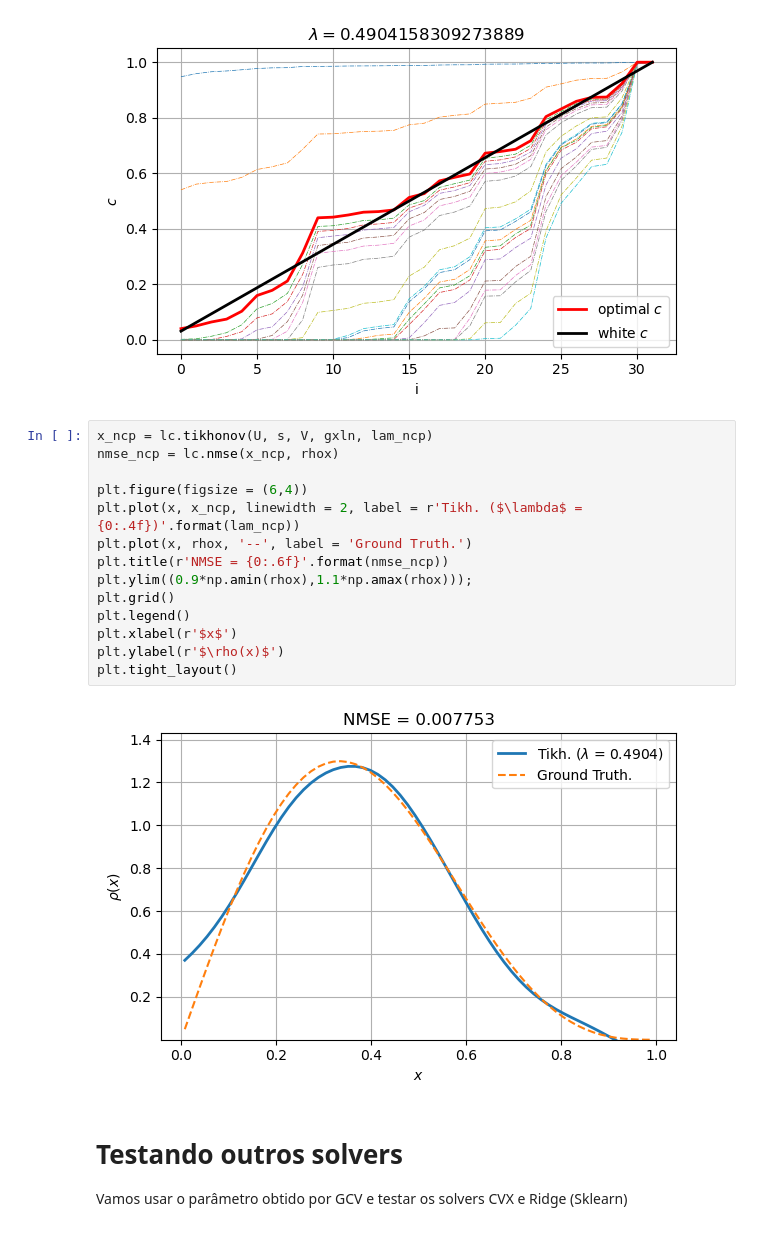
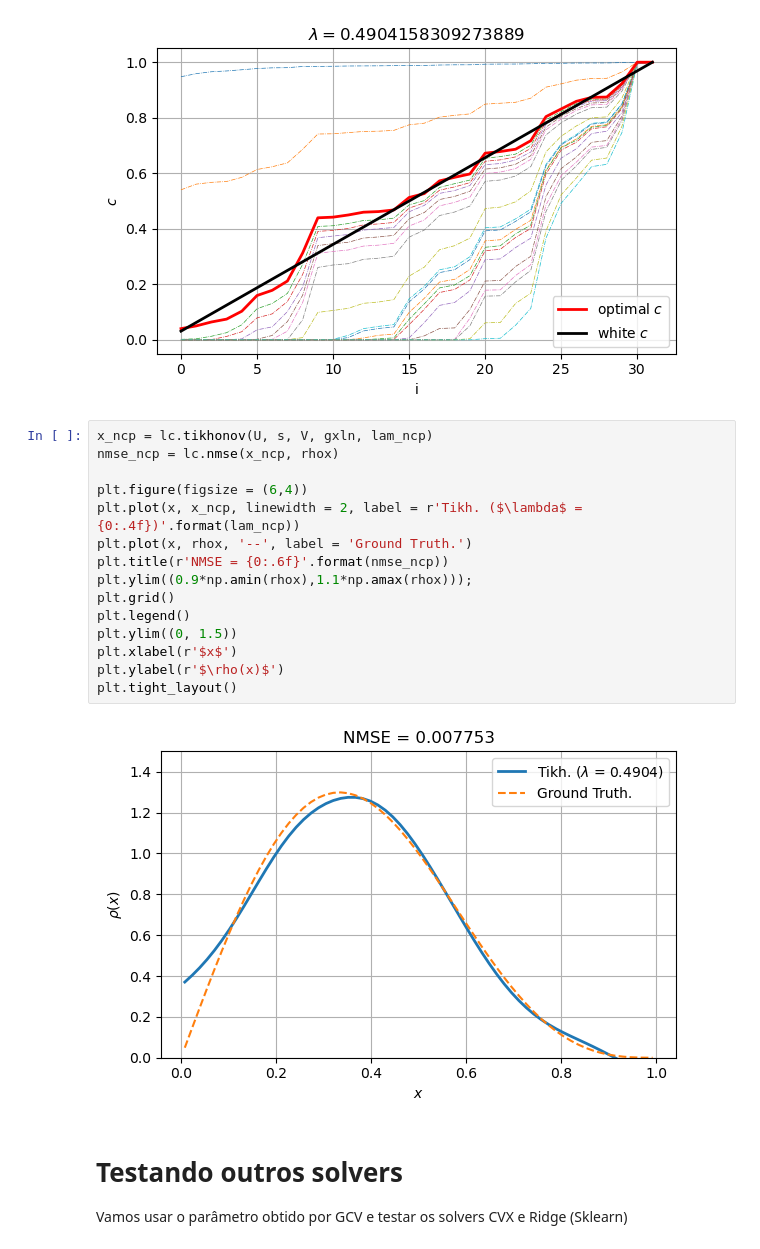
Before and after one commit to eric-brandao/inverse_problems_teach, a Jupyter notebook: 4_Parametro_de_regularizacao/A escolha do parâmetro de regularização.ipynb, the cells around one changed output. Saved outputs shown, nothing was run; the diff lists cells and outputs as text.

```diff
--- a/4_Parametro_de_regularizacao/A escolha do parâmetro de regularização.ipynb
+++ b/4_Parametro_de_regularizacao/A escolha do parâmetro de regularização.ipynb
@@ -656,19 +780,20 @@ lam_ncp, dist = lc.ncp(U, s, gxln, printncp=True)
 # %%
 x_ncp = lc.tikhonov(U, s, V, gxln, lam_ncp)
 nmse_ncp = lc.nmse(x_ncp, rhox)
 
 plt.figure(figsize = (6,4))
 plt.plot(x, x_ncp, linewidth = 2, label = r'Tikh. ($\lambda$ = {0:.4f})'.format(lam_ncp))
 plt.plot(x, rhox, '--', label = 'Ground Truth.')
 plt.title(r'NMSE = {0:.6f}'.format(nmse_ncp))
 plt.ylim((0.9*np.amin(rhox),1.1*np.amax(rhox)));
 plt.grid()
 plt.legend()
+plt.ylim((0, 1.5))
 plt.xlabel(r'$x$')
 plt.ylabel(r'$\rho(x)$')
 plt.tight_layout()
 # %% [output]
-[figure, old version]
+[figure, new version]
 # %% [markdown]
 # Testando outros solvers
 
```
Also changed, not shown: parts of 28 cells of this notebook.
